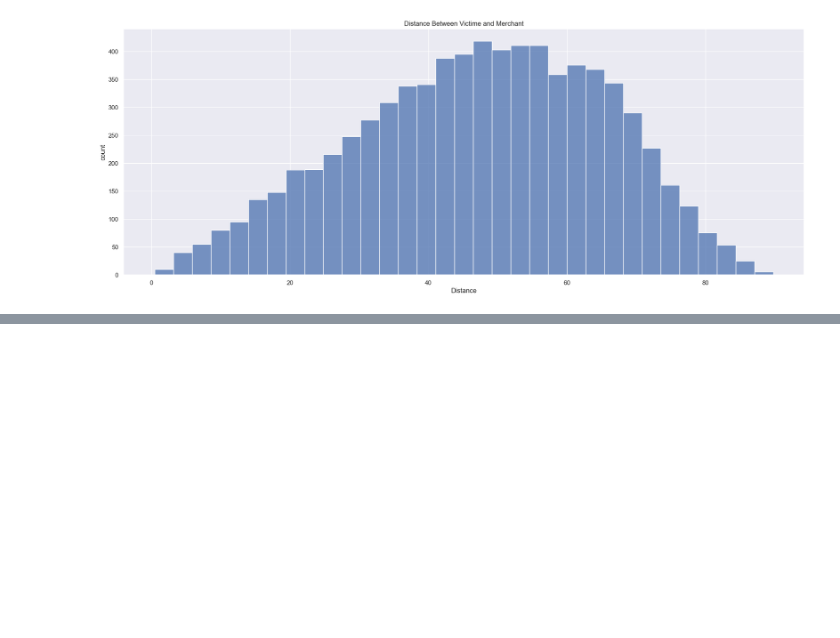
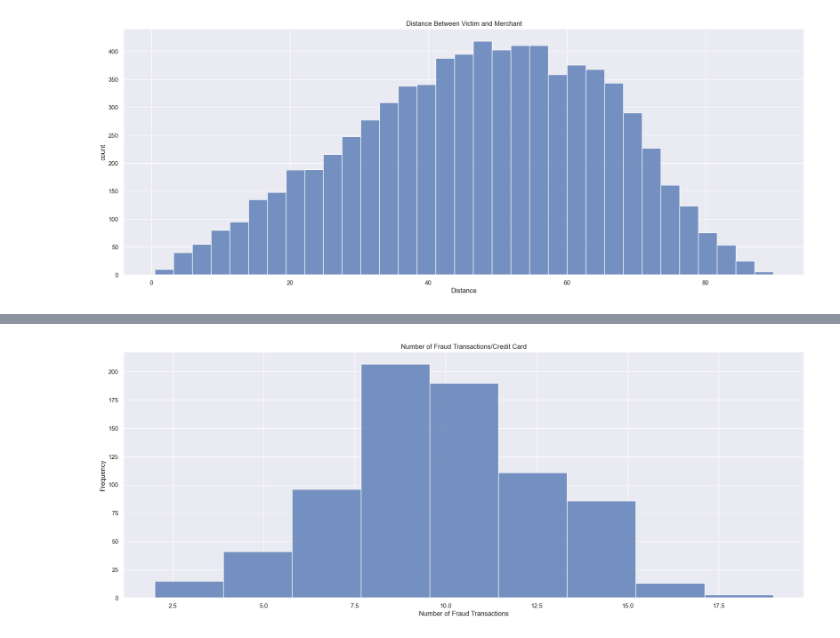
Before and after one commit to ArmaanAmoli/credit-card-fraud-detection, a Jupyter notebook: NoteBooks/dataExploration.ipynb, the cells around one changed output, grey strips where cells are left out. Cells and saved outputs as stored; diff of their text form; code cells hidden in the pictures; blank space fills up the shorter version.

```diff
--- a/NoteBooks/dataExploration.ipynb
+++ b/NoteBooks/dataExploration.ipynb
@@ -183,0 +198,3 @@ plt.show()
+# %%
+cc_num = data[['cc_num','is_fraud']].loc[data['is_fraud']==1]
+cc_num
@@ -183,0 +235,10 @@ plt.show()
+# %%
+fraud_count = pd.DataFrame(cc_num['cc_num'].value_counts())
+plt.figure(figsize=(22,8))
+plt.title('Number of Fraud Transactions/Credit Card')
+sns.histplot(data = fraud_count , x='count', bins=9)
+plt.xlabel('Number of Fraud Transactions')
+plt.ylabel('Frequency')
+plt.show()
+# %% [output]
+[figure, added]
```
Also changed, not shown: parts of 8 cells of this notebook.
